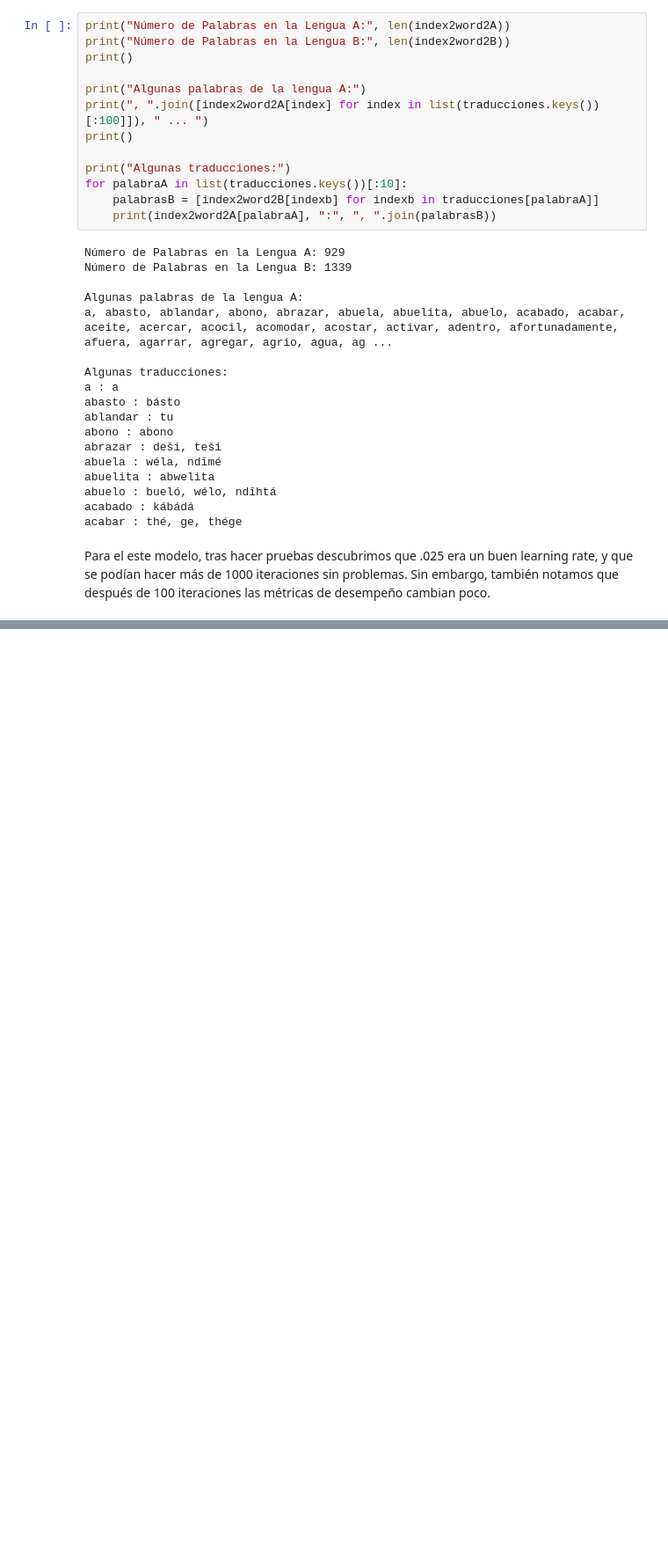
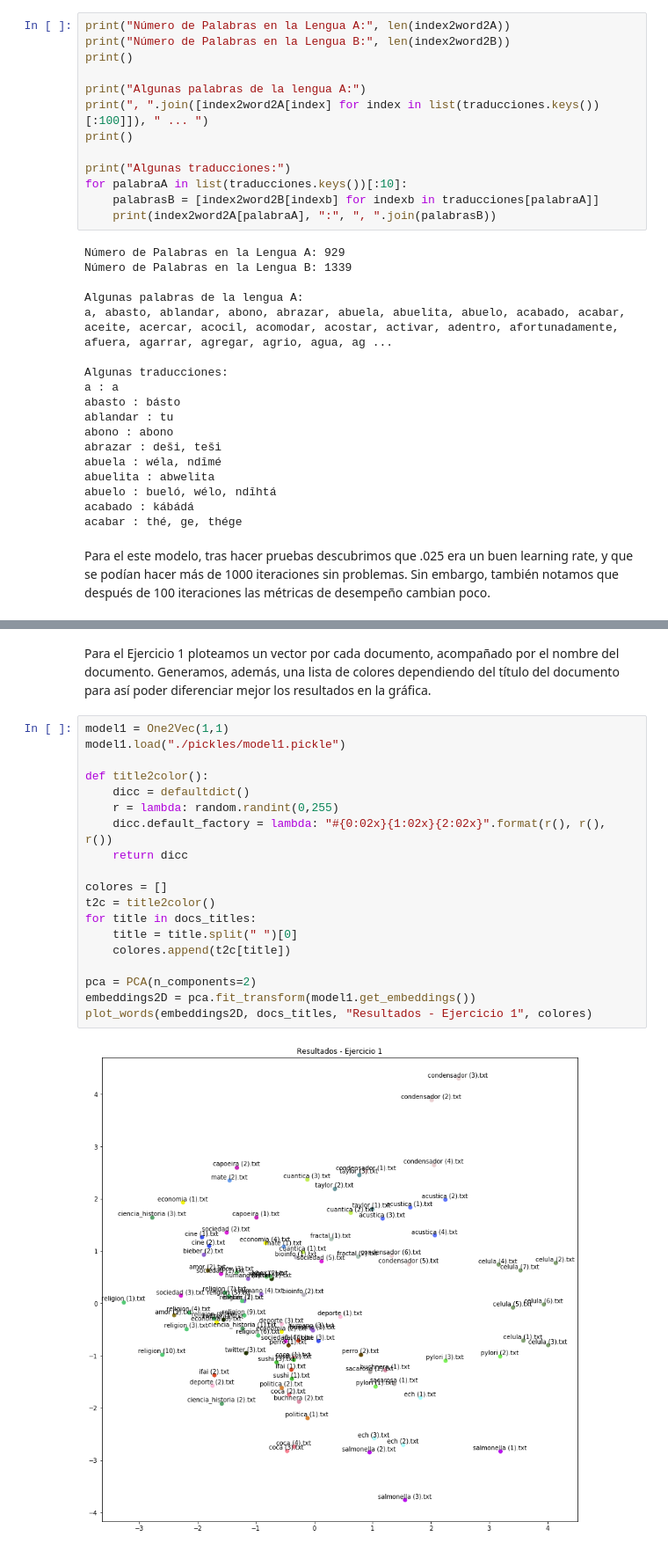
Before and after one commit to antoniovs1029/PLNPrac3, a Jupyter notebook: Practica3.ipynb, the cells around one changed output, grey strips where cells are left out. Shown at 88% size. Cells and saved outputs as stored; diff of their text form; blank space fills up the shorter version.

```diff
--- a/Practica3.ipynb
+++ b/Practica3.ipynb
@@ -365,0 +429,23 @@ model2.fit(X2, Y2, epochs = 1000, initial_learning_rate = .025)
+# %% [markdown]
+Para el Ejercicio 1 ploteamos un vector por cada documento, acompañado por el nombre del documento. Generamos, además, una lista de colores dependiendo del título del documento para así poder diferenciar mejor los resultados en la gráfica.
+# %%
+model1 = One2Vec(1,1)
+model1.load("./pickles/model1.pickle")
+
+def title2color():
+    dicc = defaultdict()
+    r = lambda: random.randint(0,255)
+    dicc.default_factory = lambda: "#{0:02x}{1:02x}{2:02x}".format(r(), r(), r())
+    return dicc
+
+colores = []
+t2c = title2color()
+for title in docs_titles:
+    title = title.split(" ")[0]
+    colores.append(t2c[title])
+
+pca = PCA(n_components=2)
+embeddings2D = pca.fit_transform(model1.get_embeddings())
+plot_words(embeddings2D, docs_titles, "Resultados - Ejercicio 1", colores)
+# %% [output]
+[figure, added]
```
Also changed, not shown: parts of 21 cells of this notebook, 4 other files.
